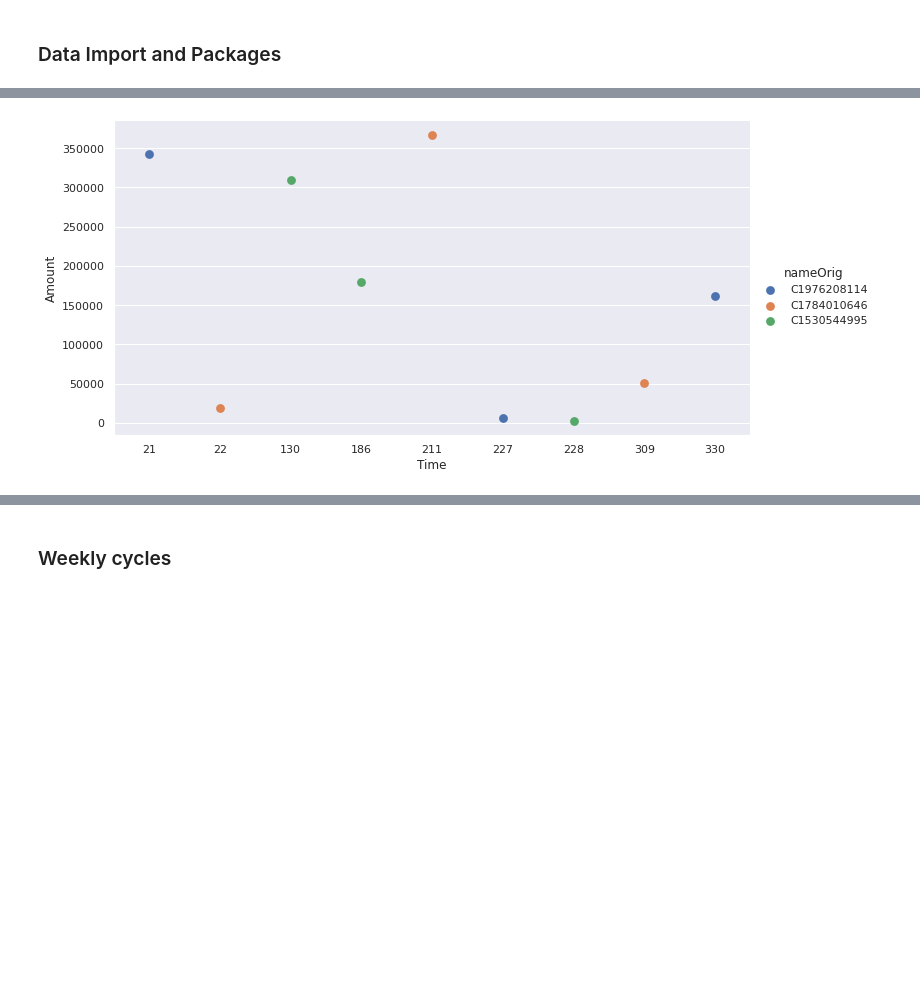
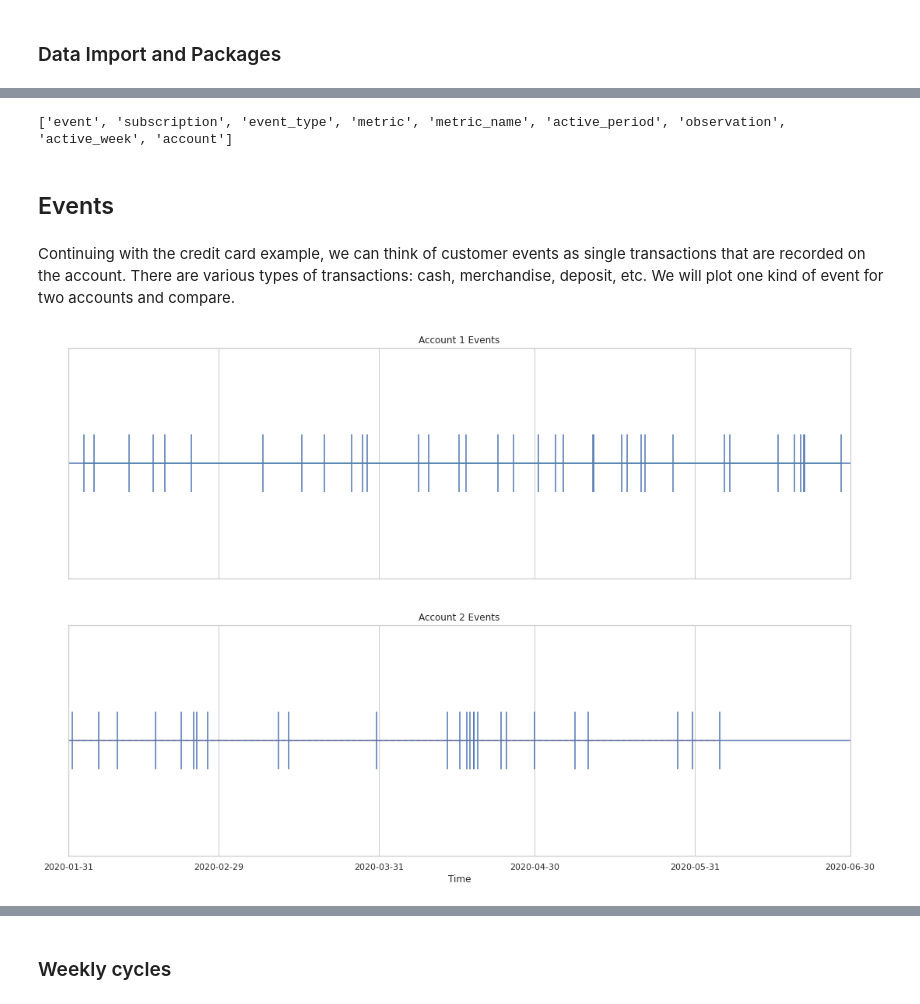
Before and after one commit to eCapitalAdvisors/templates, a Jupyter notebook: CustomerChurn/notebooks/02_jmalaver_MeasuringCustomers.ipynb, the cells around one changed output, grey strips where cells are left out. Drawn from its saved outputs; the diff is of its cells as text; code cells hidden in the pictures; blank space fills up the shorter version.

Commit message:
Behavioral Metrics

```diff
--- a/CustomerChurn/notebooks/02_jmalaver_MeasuringCustomers.ipynb
+++ b/CustomerChurn/notebooks/02_jmalaver_MeasuringCustomers.ipynb
@@ -46,10 +28,40 @@ In the plot below, we can see how different accounts transact at different times
-# %%
-# taking subsample of accounts
-three_trx = df.query("nameOrig == 'C1530544995' | nameOrig == 'C1784010646' | nameOrig == 'C1976208114'")
-
-# plotting events
-g = sns.catplot(data=three_trx, x='step', y='amount', hue='nameOrig', join=False, kind='point', aspect=2)
-g.set_axis_labels('Time', 'Amount')
-plt.show()
-# %% [output]
-[figure, removed]
+# %%
+%run '../credentials/settings.py'
+import os
+
+# obtaining credentials (stored as environmental variables in .env file)
+USER = os.getenv('CHURN_DB_USER')
+PASS = os.getenv('CHURN_DB_PASS')
+IP = os.getenv('CHURN_DB_IP')
+PORT = os.getenv('CHURN_DB_PORT')
+DB = os.getenv('CHURN_DB_NAME')
+# %%
+from sqlalchemy import create_engine
+
+# SQL engine and connection
+engine = create_engine('postgresql+psycopg2://{}:{}@{}:{}/{}'.format(USER, PASS, IP, PORT, DB))
+connection = engine.connect()
+
+# printing table names
+print(engine.table_names(schema='churnsim'))
+# %% [output]
+['event', 'subscription', 'event_type', 'metric', 'metric_name', 'active_period', 'observation', 'active_week', 'account']
+# %% [markdown]
+## Events
+# %% [markdown]
+Continuing with the credit card example, we can think of customer events as single transactions that are recorded on the account. There are various types of transactions: cash, merchandise, deposit, etc. We will plot one kind of event for two accounts and compare.
+# %%
+sns.set_style("whitegrid")
+sns.set_context("notebook")
+two = pd.read_sql('SELECT * FROM churnsim.event e WHERE e.event_type_id=1 AND e.account_id<3', con=engine)
+fig, ax = plt.subplots(2, 1, figsize=[18, 12], sharex=True)
+for i in range(2):
+    g = sns.lineplot(data=two, x='event_time', y='account_id', style='account_id', hue='account_id', palette="Set2", ax=ax[i], legend=False)
+    g.set(xticks=pd.date_range(start='2020-01-01', periods=6, freq='M'),yticks=[], ylabel='', xlabel='Time', title='Account {} Events'.format(i+1), xlim=['2020-01-31', '2020-06-30'], ylim=[i+0.8, i+1.2])
+    ax[i].vlines(two[two['account_id']==i+1]['event_time'], i+0.95, i+1.05)
+    ax[i].axhline(i+1, 0, 1)
+
+plt.show()
+fig.savefig('../reports/figures/events.png')
+# %% [output]
+[figure, added]
```
Also changed, not shown: parts of 123 cells of this notebook, 2 other files.
